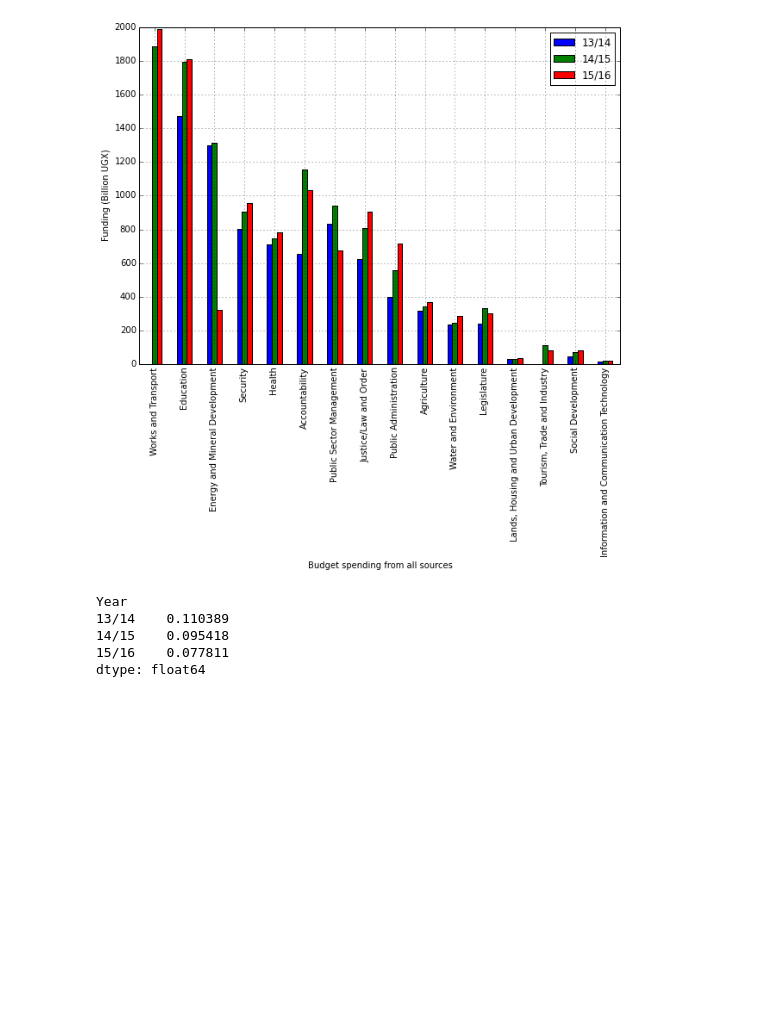
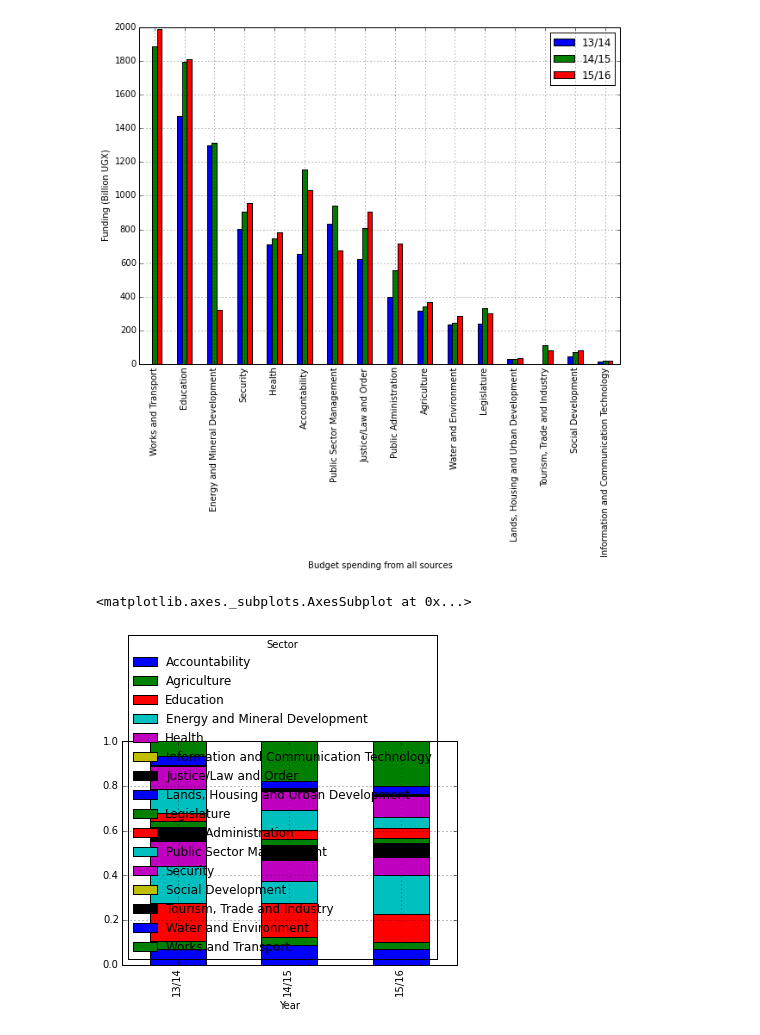
Before and after one commit to forsakendaemon/uganda, a Jupyter notebook: Uganda Health Financing.ipynb, the cells around one changed output. Cells and saved outputs as stored; diff of their text form; code cells hidden in the pictures; blank space fills up the shorter version.

Commit message:
Fractions of overall budget plot created.

```diff
--- a/Uganda Health Financing.ipynb
+++ b/Uganda Health Financing.ipynb
@@ -274,14 +274,8 @@ plotobsi.legend(title=False);
 [figure]
 [figure]
 # %%
-overall_budget_health = overall_budget.groupby(['Year', 'Sector']).aggregate(np.sum).unstack().fillna(0).Amount['Health']
-overall_budget_health
-overall_budget_overall = overall_budget.groupby(['Year']).aggregate(np.sum).unstack().fillna(0).Amount
-overall_budget_overall
-overall_budget_health / overall_budget_overall
+overall_budget_fraction = overall_budget.groupby(['Year', 'Sector']).aggregate(np.sum) / overall_budget.groupby(['Year']).aggregate(np.sum)
+overall_budget_fraction.unstack().Amount.plot(kind='bar', stacked=True)
 # %% [output]
-Year
-13/14    0.110389
-14/15    0.095418
-15/16    0.077811
-dtype: float64
+<matplotlib.axes._subplots.AxesSubplot at 0x...>
+[figure, added]
```
